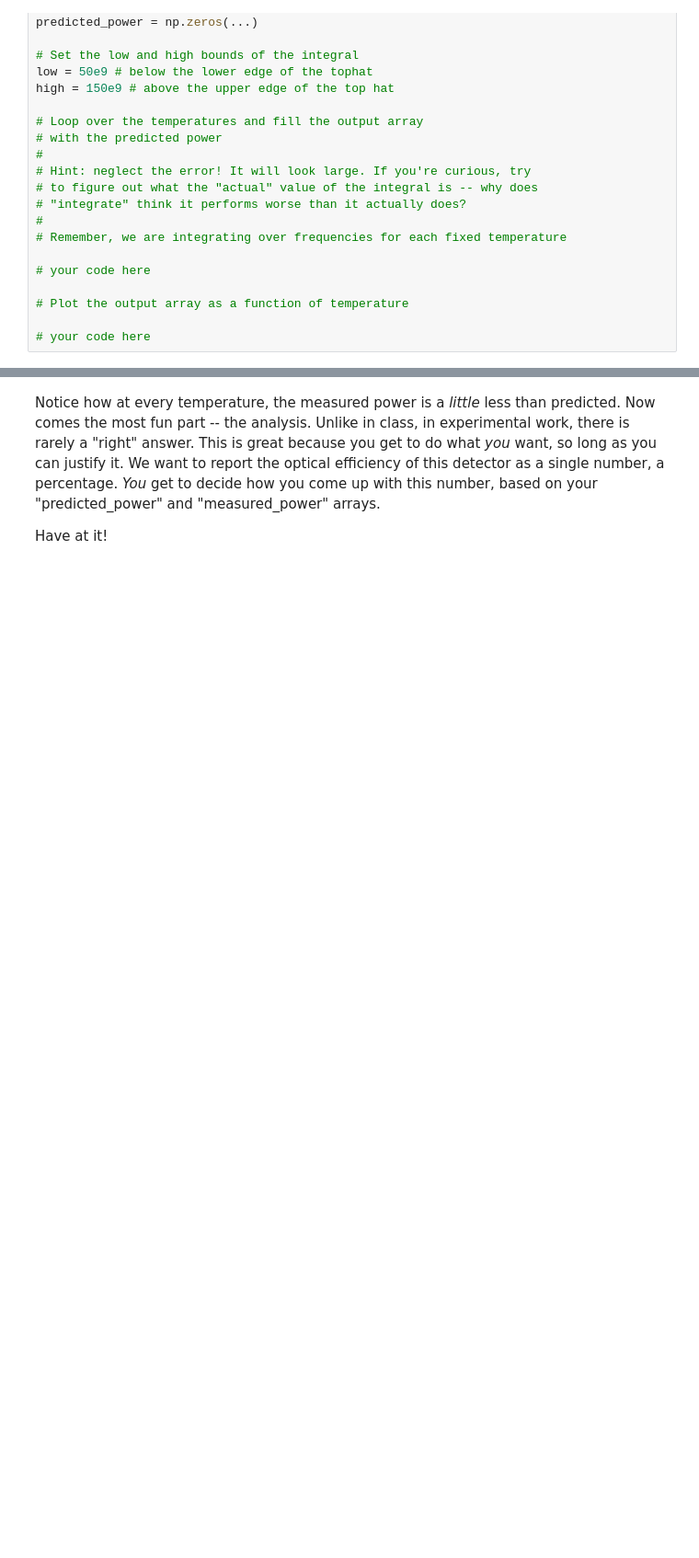
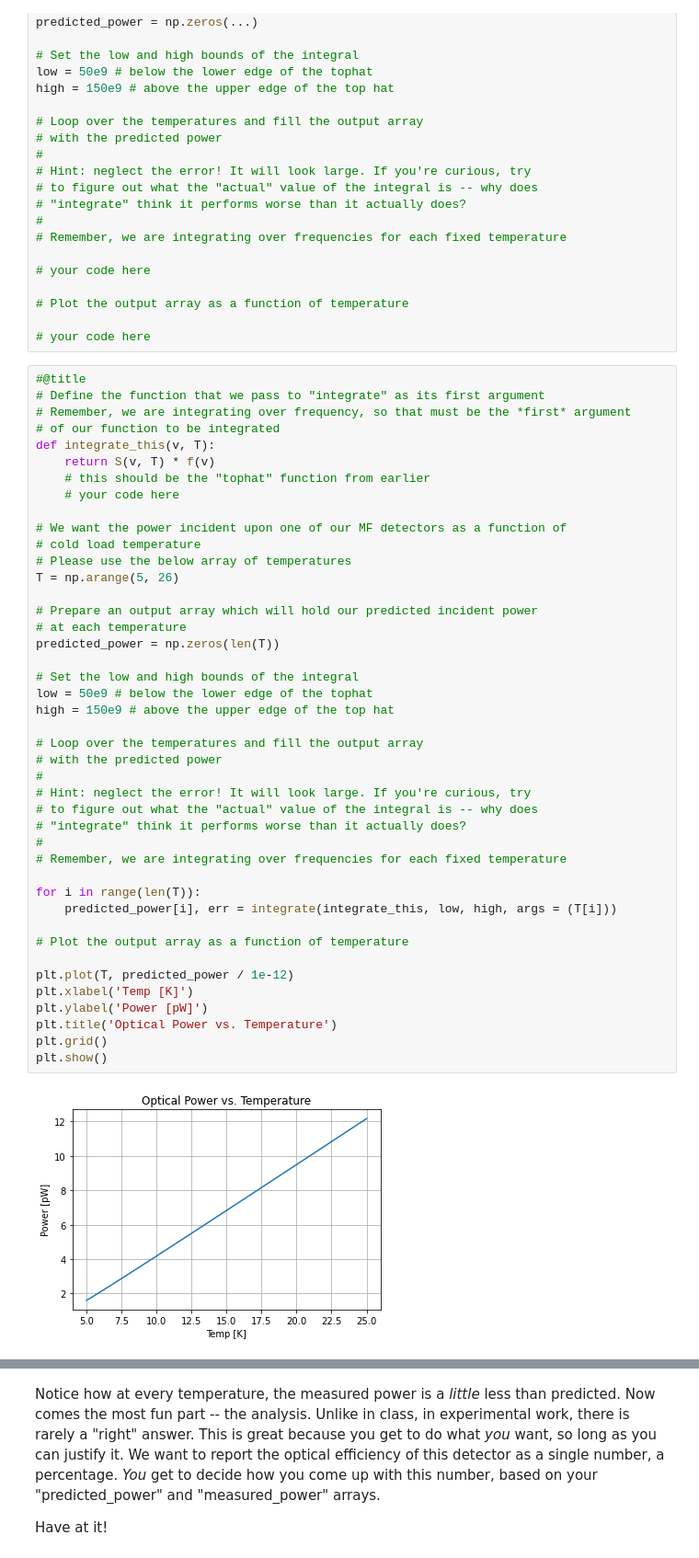
Before and after one commit to JonalynFair/s-nsbp, a Jupyter notebook: 3_Characterizing_Detectors.ipynb, the cells around one changed output, grey strips where cells are left out. Shown at 92% size. Cells and saved outputs as stored; diff of their text form; blank space fills up the shorter version.

```diff
--- a/3_Characterizing_Detectors.ipynb
+++ b/3_Characterizing_Detectors.ipynb
@@ -246,4 +333,49 @@ high = 150e9 # above the upper edge of the top hat
 # Plot the output array as a function of temperature
 
 # your code here
+# %%
+#@title
+# Define the function that we pass to "integrate" as its first argument
+# Remember, we are integrating over frequency, so that must be the *first* argument
+# of our function to be integrated
+def integrate_this(v, T):
+    return S(v, T) * f(v)
+    # this should be the "tophat" function from earlier
+    # your code here
+
+# We want the power incident upon one of our MF detectors as a function of
+# cold load temperature
+# Please use the below array of temperatures
+T = np.arange(5, 26)
+
+# Prepare an output array which will hold our predicted incident power
+# at each temperature
+predicted_power = np.zeros(len(T))
+
+# Set the low and high bounds of the integral
+low = 50e9 # below the lower edge of the tophat
+high = 150e9 # above the upper edge of the top hat
+
+# Loop over the temperatures and fill the output array
+# with the predicted power
+#
+# Hint: neglect the error! It will look large. If you're curious, try
+# to figure out what the "actual" value of the integral is -- why does
+# "integrate" think it performs worse than it actually does?
+#
+# Remember, we are integrating over frequencies for each fixed temperature
+
+for i in range(len(T)):
+    predicted_power[i], err = integrate(integrate_this, low, high, args = (T[i]))
+
+# Plot the output array as a function of temperature
+
+plt.plot(T, predicted_power / 1e-12)
+plt.xlabel('Temp [K]')
+plt.ylabel('Power [pW]')
+plt.title('Optical Power vs. Temperature')
+plt.grid()
+plt.show()
+# %% [output]
+[figure, added]
 # %% [markdown]
```
Also changed, not shown: parts of 12 cells of this notebook.
